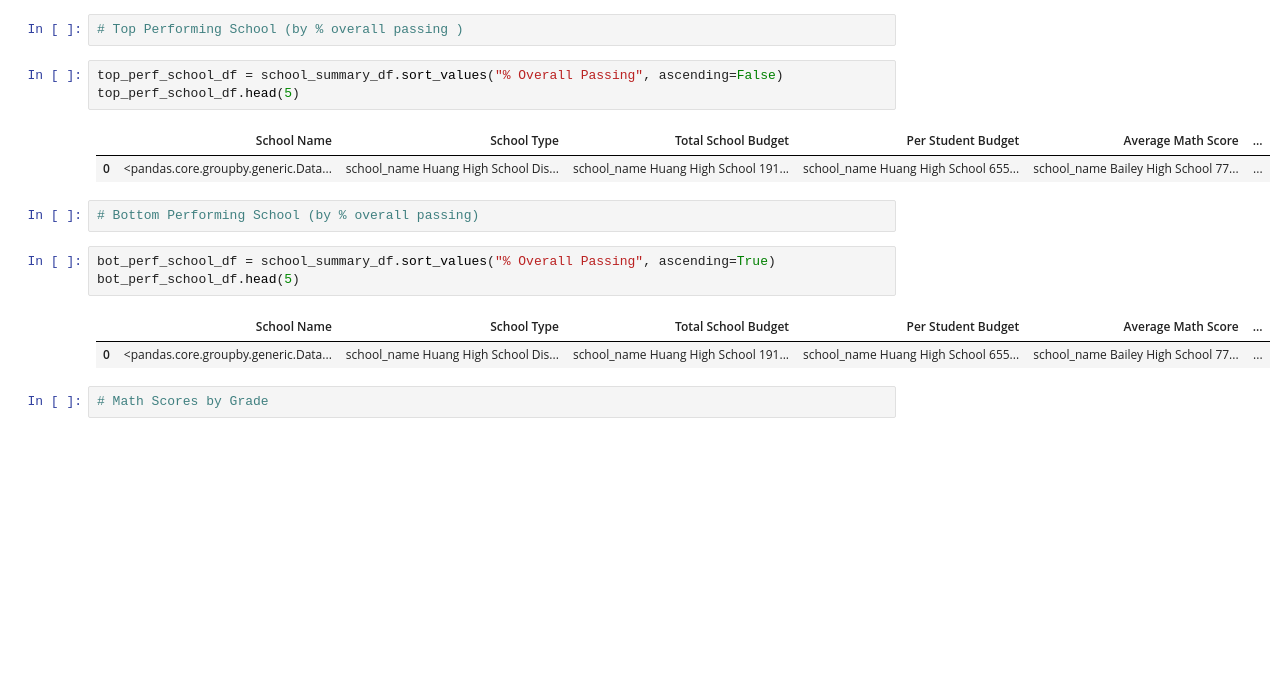
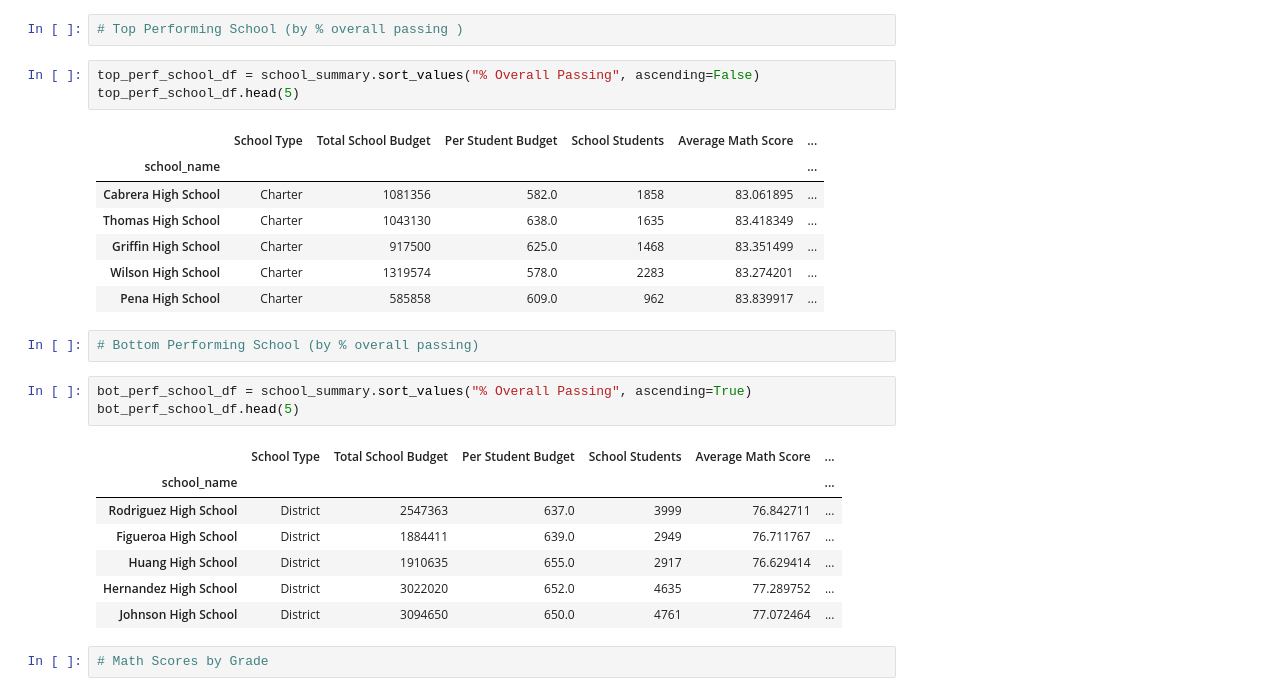
Before and after one commit to bdub99/Students-Academic-Analysis, a Jupyter notebook: PyCitySchools/PyCitySchools.ipynb, the cells around one changed output. Drawn from its saved outputs; the diff is of its cells as text; blank space fills up the shorter version.

```diff
--- a/PyCitySchools/PyCitySchools.ipynb
+++ b/PyCitySchools/PyCitySchools.ipynb
@@ -98,19 +97,29 @@ school_summary
 # %%
 # Top Performing School (by % overall passing )
 # %%
-top_perf_school_df = school_summary_df.sort_values("% Overall Passing", ascending=False)
+top_perf_school_df = school_summary.sort_values("% Overall Passing", ascending=False)
 top_perf_school_df.head(5)
 # %% [output]
-|  | School Name | School Type | Total School Budget | Per Student Budget | Average Math Score | ... |
-| 0 | <pandas.core.groupby.generic.Data... | school_name Huang High School Dis... | school_name Huang High School 191... | school_name Huang High School 655... | school_name Bailey High School 77... | ... |
+|  | School Type | Total School Budget | Per Student Budget | School Students | Average Math Score | ... |
+| school_name |  |  |  |  |  | ... |
+| Cabrera High School | Charter | 1081356 | 582.0 | 1858 | 83.061895 | ... |
+| Thomas High School | Charter | 1043130 | 638.0 | 1635 | 83.418349 | ... |
+| Griffin High School | Charter | 917500 | 625.0 | 1468 | 83.351499 | ... |
+| Wilson High School | Charter | 1319574 | 578.0 | 2283 | 83.274201 | ... |
+| Pena High School | Charter | 585858 | 609.0 | 962 | 83.839917 | ... |
 # %%
 # Bottom Performing School (by % overall passing)
 # %%
-bot_perf_school_df = school_summary_df.sort_values("% Overall Passing", ascending=True)
+bot_perf_school_df = school_summary.sort_values("% Overall Passing", ascending=True)
 bot_perf_school_df.head(5)
 # %% [output]
-|  | School Name | School Type | Total School Budget | Per Student Budget | Average Math Score | ... |
-| 0 | <pandas.core.groupby.generic.Data... | school_name Huang High School Dis... | school_name Huang High School 191... | school_name Huang High School 655... | school_name Bailey High School 77... | ... |
+|  | School Type | Total School Budget | Per Student Budget | School Students | Average Math Score | ... |
+| school_name |  |  |  |  |  | ... |
+| Rodriguez High School | District | 2547363 | 637.0 | 3999 | 76.842711 | ... |
+| Figueroa High School | District | 1884411 | 639.0 | 2949 | 76.711767 | ... |
+| Huang High School | District | 1910635 | 655.0 | 2917 | 76.629414 | ... |
+| Hernandez High School | District | 3022020 | 652.0 | 4635 | 77.289752 | ... |
+| Johnson High School | District | 3094650 | 650.0 | 4761 | 77.072464 | ... |
 # %%
 # Math Scores by Grade
 # %%
```
Also changed, not shown: parts of 5 cells of this notebook.
